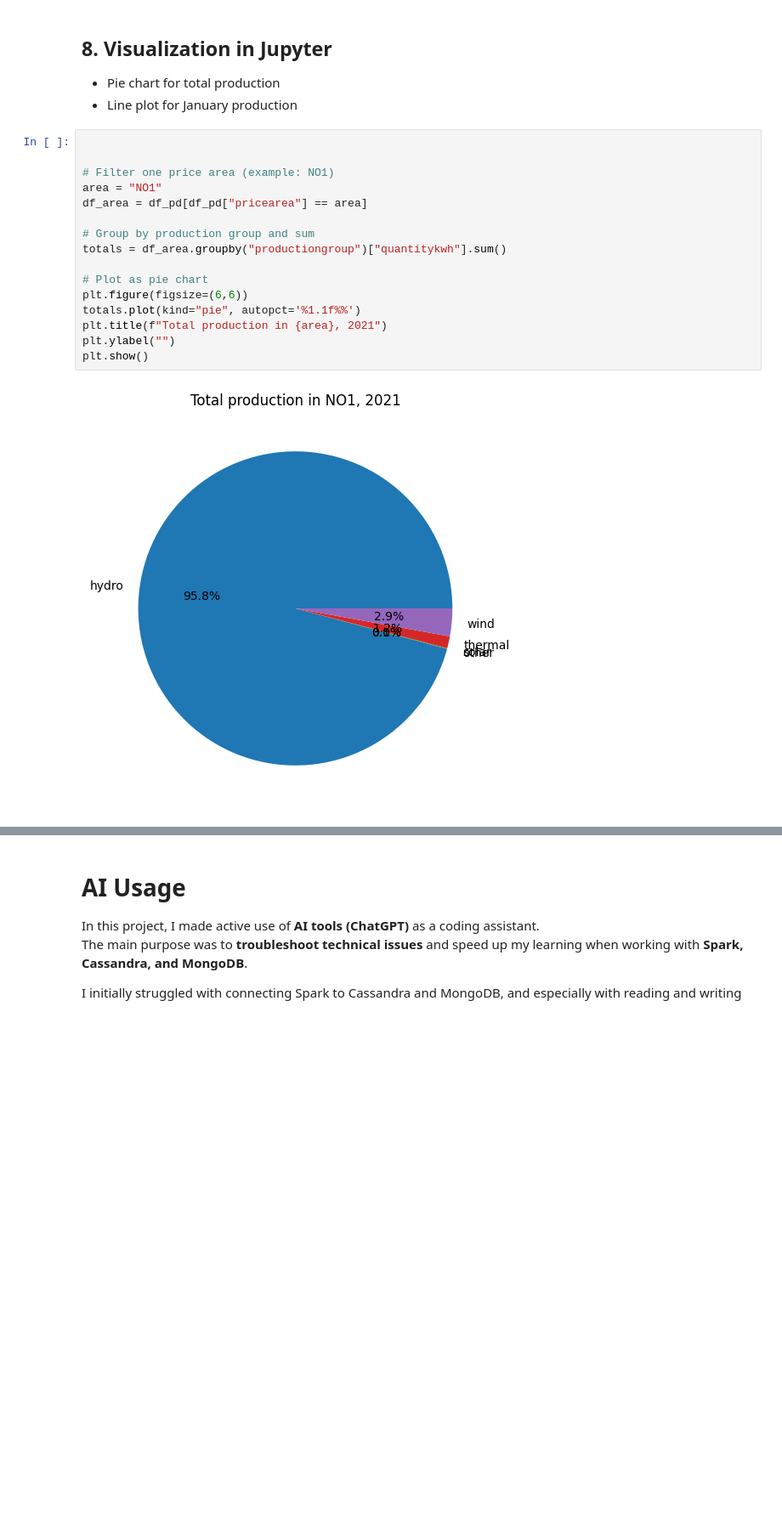
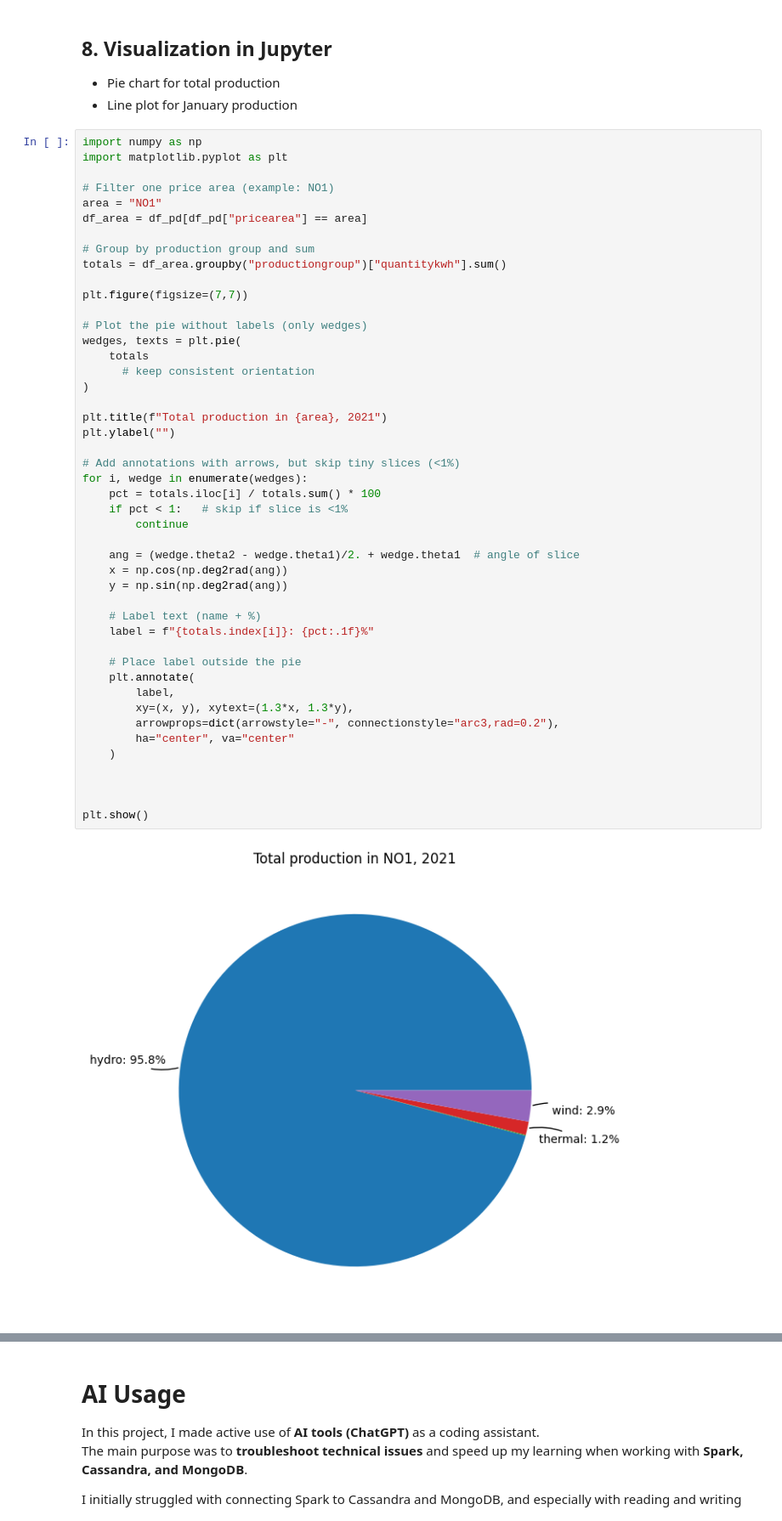
Before and after one commit to LarsSolbakken/Ind320-Lars, a Jupyter notebook: Project work, part 2/IND320ProjectWorkPart 2.ipynb, the cells around one changed output, grey strips where cells are left out. Shown: that part at 85% size. Drawn from its saved outputs; the diff is of its cells as text; blank space fills up the shorter version.

Commit message:
Update Streamlit page 4 with caching and improved pie chart

```diff
--- a/Project work, part 2/IND320ProjectWorkPart 2.ipynb
+++ b/Project work, part 2/IND320ProjectWorkPart 2.ipynb
@@ -340,23 +313,53 @@ print(f"✅ Inserted {len(records)} rows from Cassandra into MongoDB")
 - Pie chart for total production
 - Line plot for January production
 # %%
-
+import numpy as np
+import matplotlib.pyplot as plt
 
 # Filter one price area (example: NO1)
 area = "NO1"
 df_area = df_pd[df_pd["pricearea"] == area]
 
 # Group by production group and sum
 totals = df_area.groupby("productiongroup")["quantitykwh"].sum()
 
-# Plot as pie chart
-plt.figure(figsize=(6,6))
-totals.plot(kind="pie", autopct='%1.1f%%')
+plt.figure(figsize=(7,7))
+
+# Plot the pie without labels (only wedges)
+wedges, texts = plt.pie(
+    totals
+      # keep consistent orientation
+)
+
 plt.title(f"Total production in {area}, 2021")
 plt.ylabel("")
+
+# Add annotations with arrows, but skip tiny slices (<1%)
+for i, wedge in enumerate(wedges):
+    pct = totals.iloc[i] / totals.sum() * 100
+    if pct < 1:   # skip if slice is <1%
+        continue
+
+    ang = (wedge.theta2 - wedge.theta1)/2. + wedge.theta1  # angle of slice
+    x = np.cos(np.deg2rad(ang))
+    y = np.sin(np.deg2rad(ang))
+
+    # Label text (name + %)
+    label = f"{totals.index[i]}: {pct:.1f}%"
+
+    # Place label outside the pie
+    plt.annotate(
+        label,
+        xy=(x, y), xytext=(1.3*x, 1.3*y),
+        arrowprops=dict(arrowstyle="-", connectionstyle="arc3,rad=0.2"),
+        ha="center", va="center"
+    )
+
+
+
 plt.show()
 # %% [output]
-[figure, old version]
+[figure, new version]
 # %%
 # Filter only January data
 df_area_jan = df_area[
```
Also changed, not shown: parts of 8 cells of this notebook, 4 other files.
